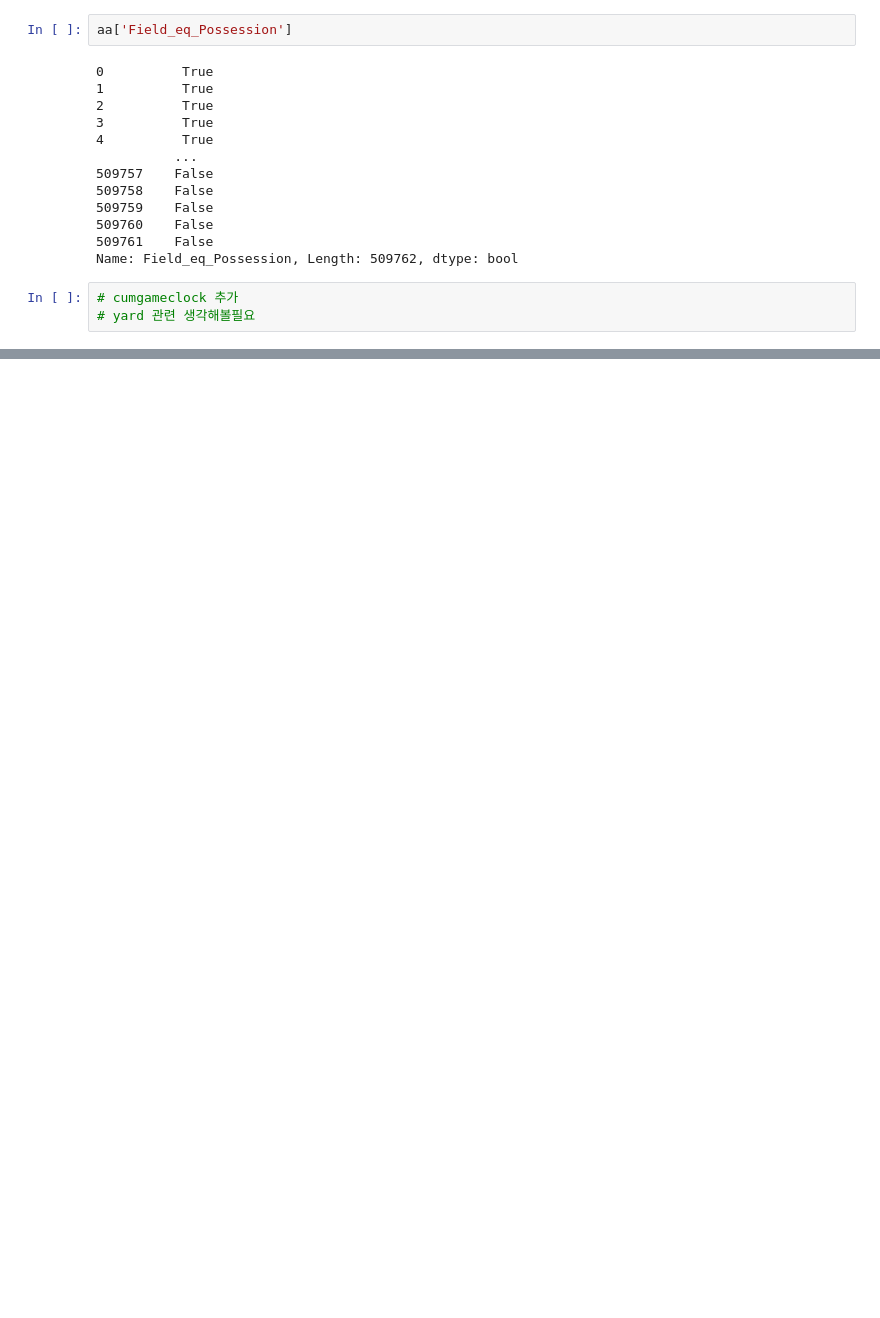
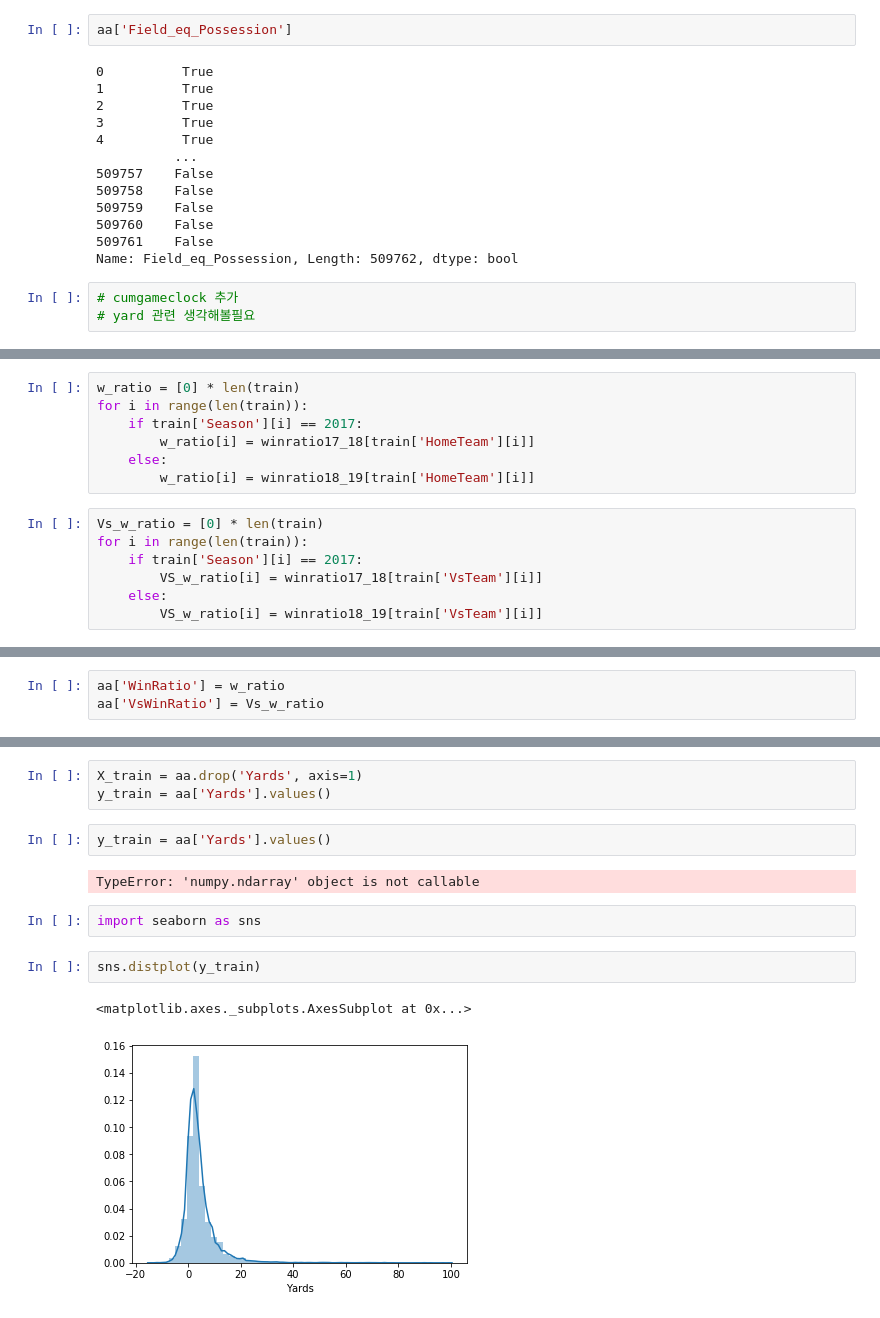
Before and after one commit to young31/MachineLearning, a Jupyter notebook: nfl/FE checkpoint.ipynb, the cells around one changed output, grey strips where cells are left out. Cells and saved outputs as stored; diff of their text form; blank space fills up the shorter version.

```diff
--- a/nfl/FE checkpoint.ipynb
+++ b/nfl/FE checkpoint.ipynb
@@ -86,0 +281,14 @@ Name: Field_eq_Possession, Length: 509762, dtype: bool
+# %%
+w_ratio = [0] * len(train)
+for i in range(len(train)):
+    if train['Season'][i] == 2017:
+        w_ratio[i] = winratio17_18[train['HomeTeam'][i]]
+    else:
+        w_ratio[i] = winratio18_19[train['HomeTeam'][i]]
+# %%
+Vs_w_ratio = [0] * len(train)
+for i in range(len(train)):
+    if train['Season'][i] == 2017:
+        VS_w_ratio[i] = winratio17_18[train['VsTeam'][i]]
+    else:
+        VS_w_ratio[i] = winratio18_19[train['VsTeam'][i]]
@@ -86,0 +330,3 @@ Name: Field_eq_Possession, Length: 509762, dtype: bool
+# %%
+aa['WinRatio'] = w_ratio
+aa['VsWinRatio'] = Vs_w_ratio
@@ -86,0 +348,14 @@ Name: Field_eq_Possession, Length: 509762, dtype: bool
+# %%
+X_train = aa.drop('Yards', axis=1)
+y_train = aa['Yards'].values()
+# %%
+y_train = aa['Yards'].values()
+# %% [output]
+TypeError: 'numpy.ndarray' object is not callable
+# %%
+import seaborn as sns
+# %%
+sns.distplot(y_train)
+# %% [output]
+<matplotlib.axes._subplots.AxesSubplot at 0x...>
+[figure, added]
```
Also changed, not shown: parts of 32 cells of this notebook, 3 other files.
